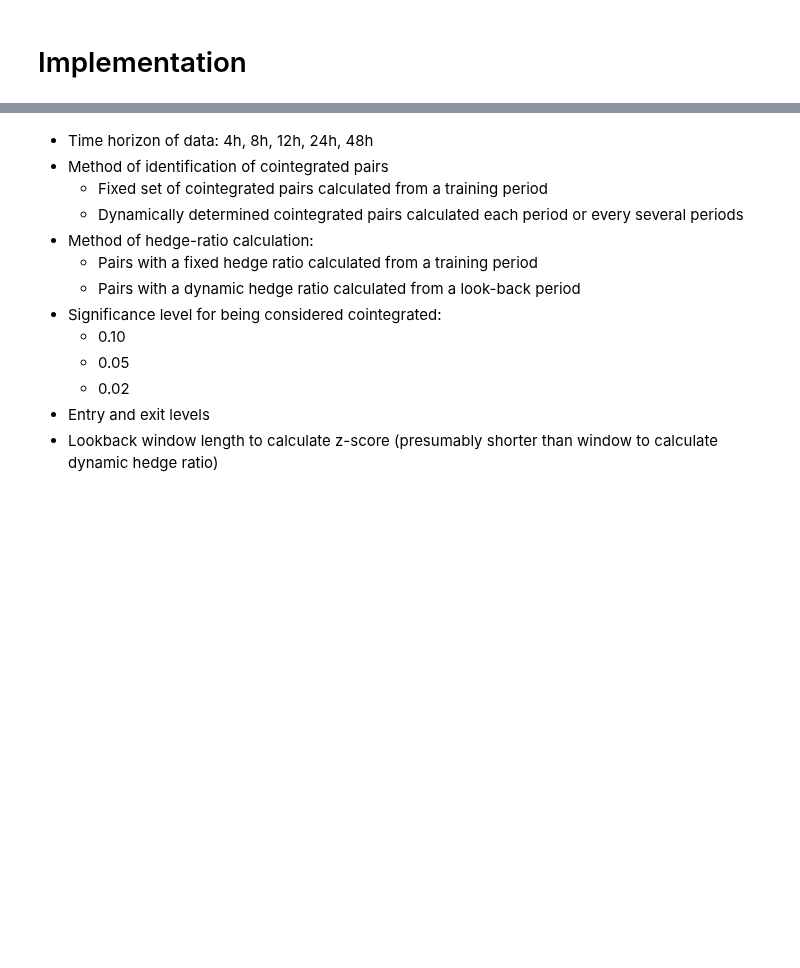
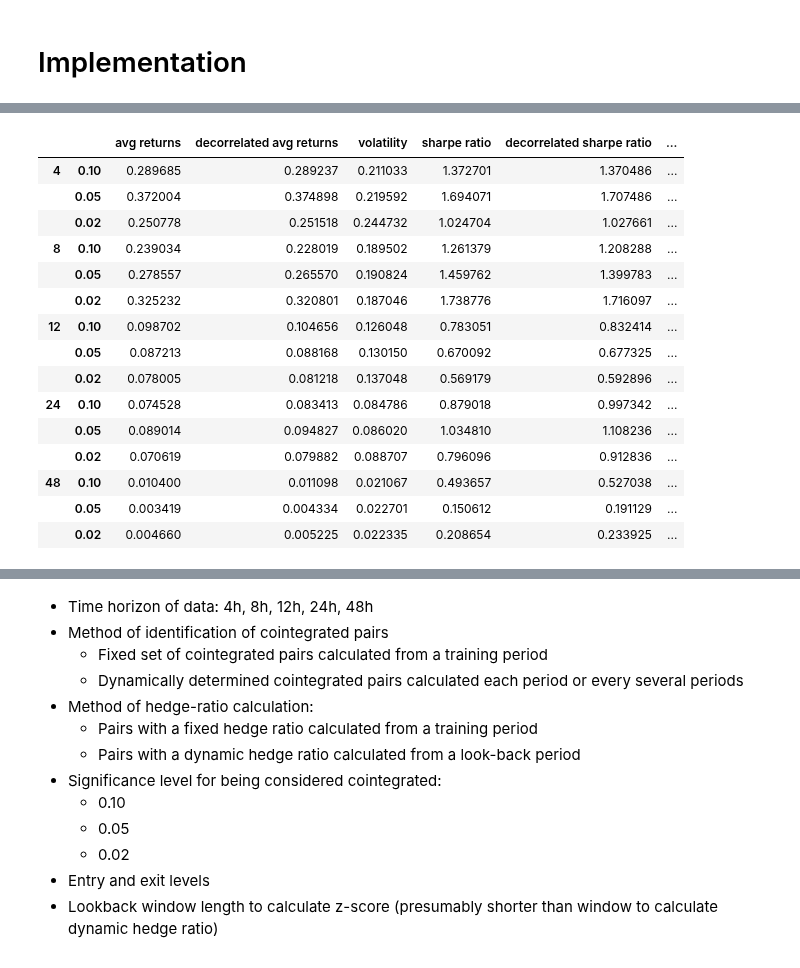
Before and after one commit to wbchristerson/crypto-strategies, a Jupyter notebook: statistical_arbitrage_cointegration.ipynb, the cells around one changed output, grey strips where cells are left out. Cells and saved outputs as stored; diff of their text form; code cells hidden in the pictures; blank space fills up the shorter version.

```diff
--- a/statistical_arbitrage_cointegration.ipynb
+++ b/statistical_arbitrage_cointegration.ipynb
@@ -322,0 +360,27 @@ def get_all_gross_returns_and_net_returns(original_px_df):
+# %%
+horizon_to_px = get_horizon_to_px(full_train_px)
+variant_to_stats = dict()
+
+for column in net_return_variations_4w:
+    variant_prices = horizon_to_px[column[0]]
+    variant_to_stats[column] = get_strategy_stats(
+        net_return_variations_4w[column].loc[variant_prices.index], column[0], variant_prices)
+
+pd.DataFrame(variant_to_stats).T
+# %% [output]
+|  |  | avg returns | decorrelated avg returns | volatility | sharpe ratio | decorrelated sharpe ratio | ... |
+| 4 | 0.10 | 0.289685 | 0.289237 | 0.211033 | 1.372701 | 1.370486 | ... |
+|  | 0.05 | 0.372004 | 0.374898 | 0.219592 | 1.694071 | 1.707486 | ... |
+|  | 0.02 | 0.250778 | 0.251518 | 0.244732 | 1.024704 | 1.027661 | ... |
+| 8 | 0.10 | 0.239034 | 0.228019 | 0.189502 | 1.261379 | 1.208288 | ... |
+|  | 0.05 | 0.278557 | 0.265570 | 0.190824 | 1.459762 | 1.399783 | ... |
+|  | 0.02 | 0.325232 | 0.320801 | 0.187046 | 1.738776 | 1.716097 | ... |
+| 12 | 0.10 | 0.098702 | 0.104656 | 0.126048 | 0.783051 | 0.832414 | ... |
+|  | 0.05 | 0.087213 | 0.088168 | 0.130150 | 0.670092 | 0.677325 | ... |
+|  | 0.02 | 0.078005 | 0.081218 | 0.137048 | 0.569179 | 0.592896 | ... |
+| 24 | 0.10 | 0.074528 | 0.083413 | 0.084786 | 0.879018 | 0.997342 | ... |
+|  | 0.05 | 0.089014 | 0.094827 | 0.086020 | 1.034810 | 1.108236 | ... |
+|  | 0.02 | 0.070619 | 0.079882 | 0.088707 | 0.796096 | 0.912836 | ... |
+| 48 | 0.10 | 0.010400 | 0.011098 | 0.021067 | 0.493657 | 0.527038 | ... |
+|  | 0.05 | 0.003419 | 0.004334 | 0.022701 | 0.150612 | 0.191129 | ... |
+|  | 0.02 | 0.004660 | 0.005225 | 0.022335 | 0.208654 | 0.233925 | ... |
```
Also changed, not shown: parts of 17 cells of this notebook, 1 other file.
